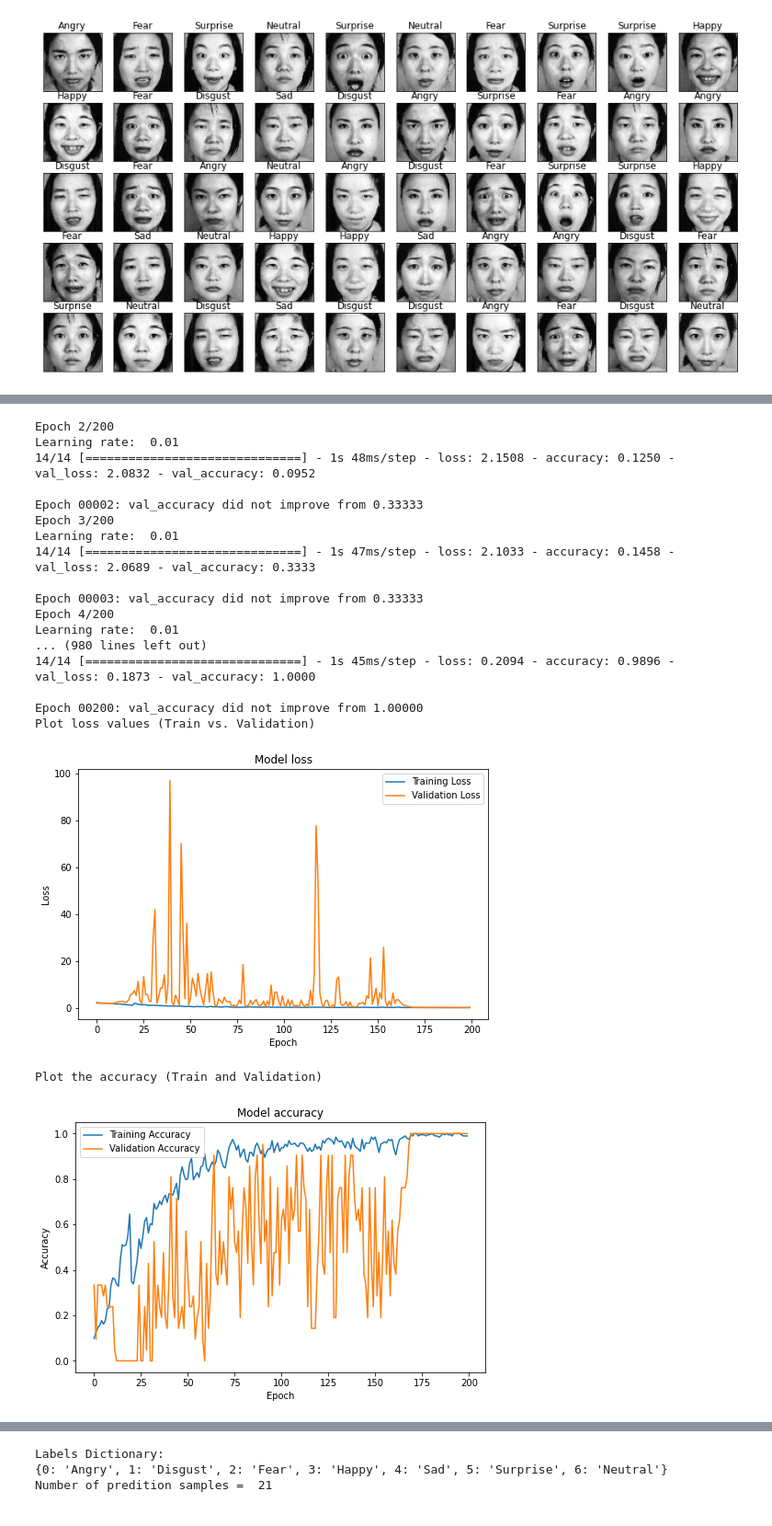
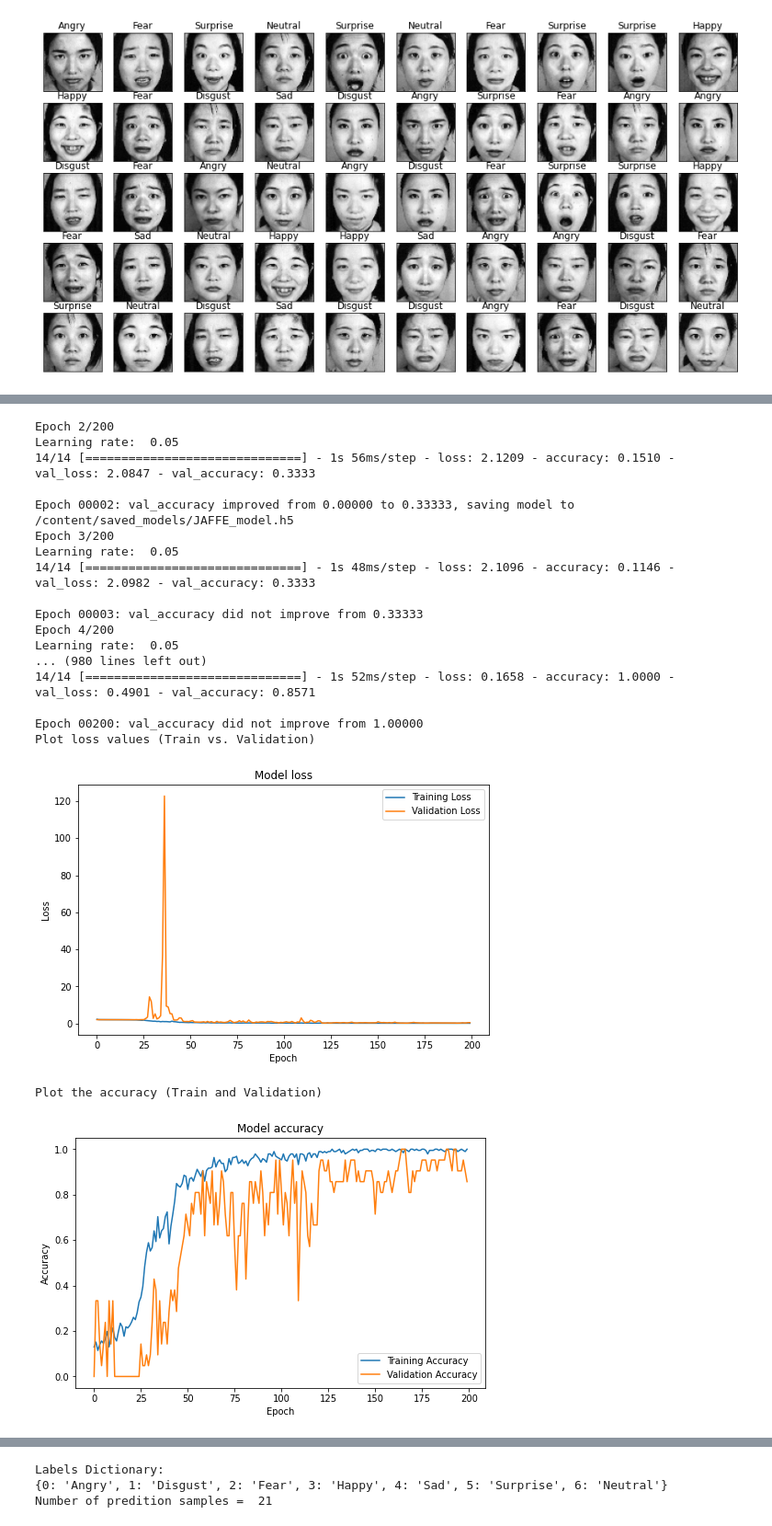
Before and after one commit to Tithra/Computer-Vision-DNN, a Jupyter notebook: EmotionRecognition_JAFFE.ipynb, the cells around one changed output, grey strips where cells are left out. Shown at 92% size. Drawn from its saved outputs; the diff is of its cells as text; code cells hidden in the pictures.

```diff
--- a/EmotionRecognition_JAFFE.ipynb
+++ b/EmotionRecognition_JAFFE.ipynb
@@ -307,11 +307,11 @@ checkpoint = ModelCheckpoint(filepath=filepath,
                              verbose=1,
                              save_best_only=True)
 def lr_schedule(epoch):
-    lr = 0.01
-    if epoch >= (epochs*0.8):
-      lr=0.001
-    elif epoch >= (epochs*0.1):
-      lr=0.05
+    lr = 0.05
+    if epoch >= (epochs*0.6):
+      lr=0.005
+    elif epoch >= (epochs*0.2):
+      lr=0.01
     print('Learning rate: ', lr)
     return lr
 
@@ -416,23 +416,23 @@ Epoch 00001: val_accuracy improved from -inf to 0.33333, saving model to /conten
 Epoch 2/200
-Learning rate:  0.01
-14/14 [==============================] - 1s 48ms/step - loss: 2.1508 - accuracy: 0.1250 - val_loss: 2.0832 - val_accuracy: 0.0952
+Learning rate:  0.05
+14/14 [==============================] - 1s 56ms/step - loss: 2.1209 - accuracy: 0.1510 - val_loss: 2.0847 - val_accuracy: 0.3333
 
-Epoch 00002: val_accuracy did not improve from 0.33333
+Epoch 00002: val_accuracy improved from 0.00000 to 0.33333, saving model to /content/saved_models/JAFFE_model.h5
 Epoch 3/200
-Learning rate:  0.01
-14/14 [==============================] - 1s 47ms/step - loss: 2.1033 - accuracy: 0.1458 - val_loss: 2.0689 - val_accuracy: 0.3333
+Learning rate:  0.05
+14/14 [==============================] - 1s 48ms/step - loss: 2.1096 - accuracy: 0.1146 - val_loss: 2.0982 - val_accuracy: 0.3333
 
 Epoch 00003: val_accuracy did not improve from 0.33333
 Epoch 4/200
-Learning rate:  0.01
+Learning rate:  0.05
 ... (980 lines left out)
-14/14 [==============================] - 1s 45ms/step - loss: 0.2094 - accuracy: 0.9896 - val_loss: 0.1873 - val_accuracy: 1.0000
+14/14 [==============================] - 1s 52ms/step - loss: 0.1658 - accuracy: 1.0000 - val_loss: 0.4901 - val_accuracy: 0.8571
 
 Epoch 00200: val_accuracy did not improve from 1.00000
 Plot loss values (Train vs. Validation)
-[figure, old version]
+[figure, new version]
 Plot the accuracy (Train and Validation)
-[figure, old version]
+[figure, new version]
 # %%
 #Testing the predition
 best_model = keras.models.load_model('/content/saved_models/'+ dataset_type + '_model.h5')
```
Also changed, not shown: parts of 3 cells of this notebook.
